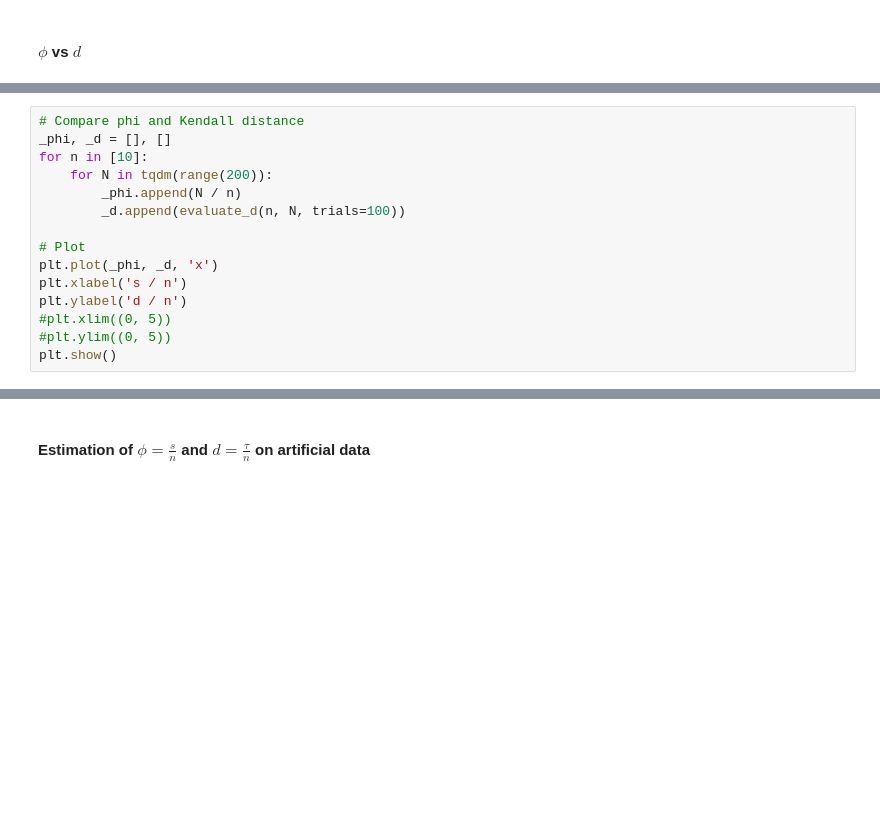
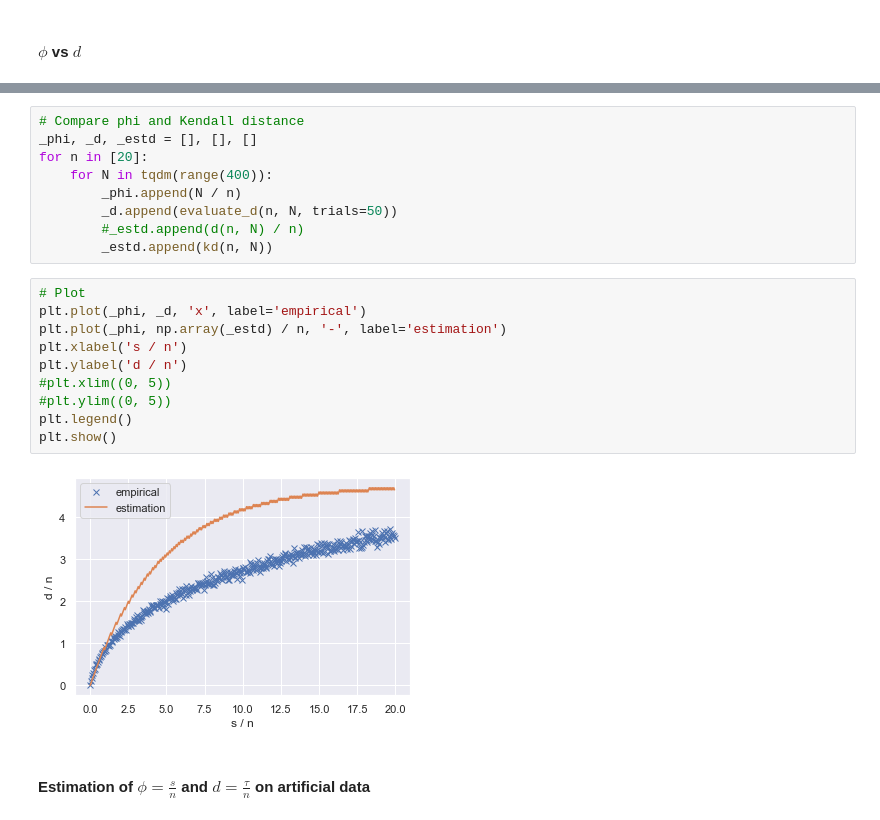
Before and after one commit to Didayolo/automl-conf-2022, a Jupyter notebook: experiments.ipynb, the cells around one changed output, grey strips where cells are left out. Drawn from its saved outputs; the diff is of its cells as text; blank space fills up the shorter version.

```diff
--- a/experiments.ipynb
+++ b/experiments.ipynb
@@ -393,15 +387,0 @@ plt.show()
-# %%
-# Compare phi and Kendall distance
-_phi, _d = [], []
-for n in [10]:
-    for N in tqdm(range(200)):
-        _phi.append(N / n)
-        _d.append(evaluate_d(n, N, trials=100))
-
-# Plot
-plt.plot(_phi, _d, 'x')
-plt.xlabel('s / n')
-plt.ylabel('d / n')
-#plt.xlim((0, 5))
-#plt.ylim((0, 5))
-plt.show()
@@ -410,3 +448,24 @@ plt.show()
+# %%
+# Compare phi and Kendall distance
+_phi, _d, _estd = [], [], []
+for n in [20]:
+    for N in tqdm(range(400)):
+        _phi.append(N / n)
+        _d.append(evaluate_d(n, N, trials=50))
+        #_estd.append(d(n, N) / n)
+        _estd.append(kd(n, N))
+# %%
+# Plot
+plt.plot(_phi, _d, 'x', label='empirical')
+plt.plot(_phi, np.array(_estd) / n, '-', label='estimation')
+plt.xlabel('s / n')
+plt.ylabel('d / n')
+#plt.xlim((0, 5))
+#plt.ylim((0, 5))
+plt.legend()
+plt.show()
+# %% [output]
+[figure, added]
 # %% [markdown]
 #### Estimation of $\phi = \frac{s}{n}$ and $d = \frac{\tau}{n}$ on artificial data
 # %%
```
Also changed, not shown: parts of 29 cells of this notebook.
